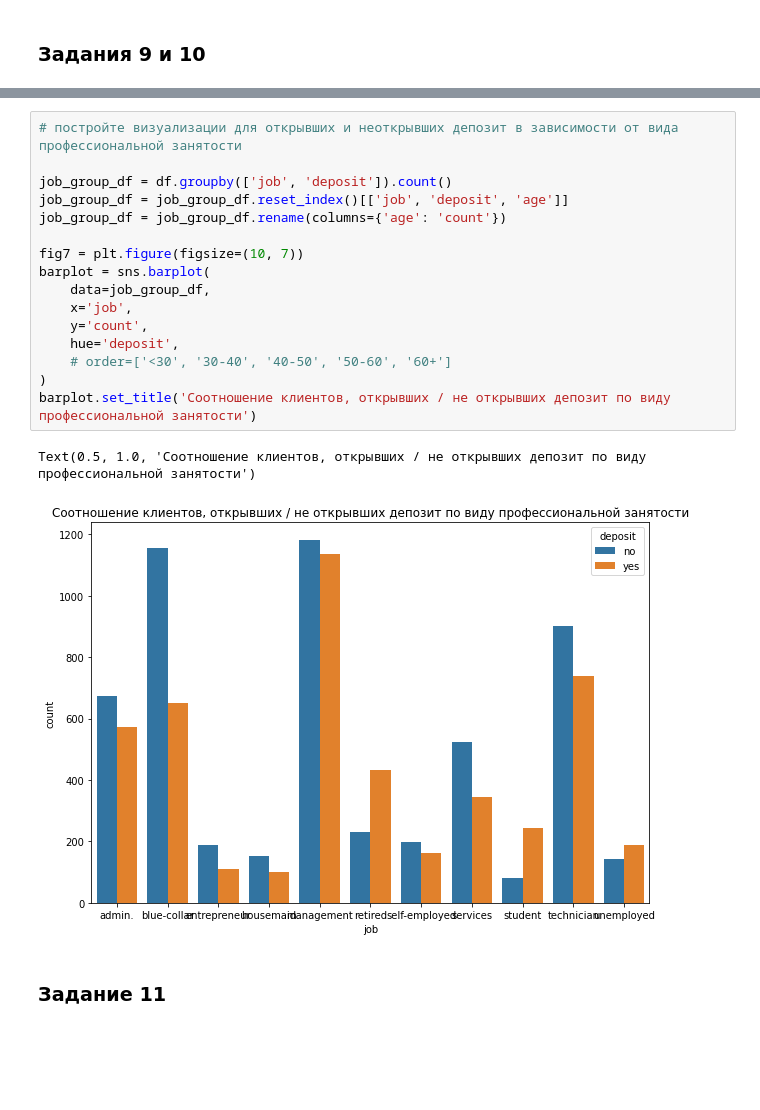
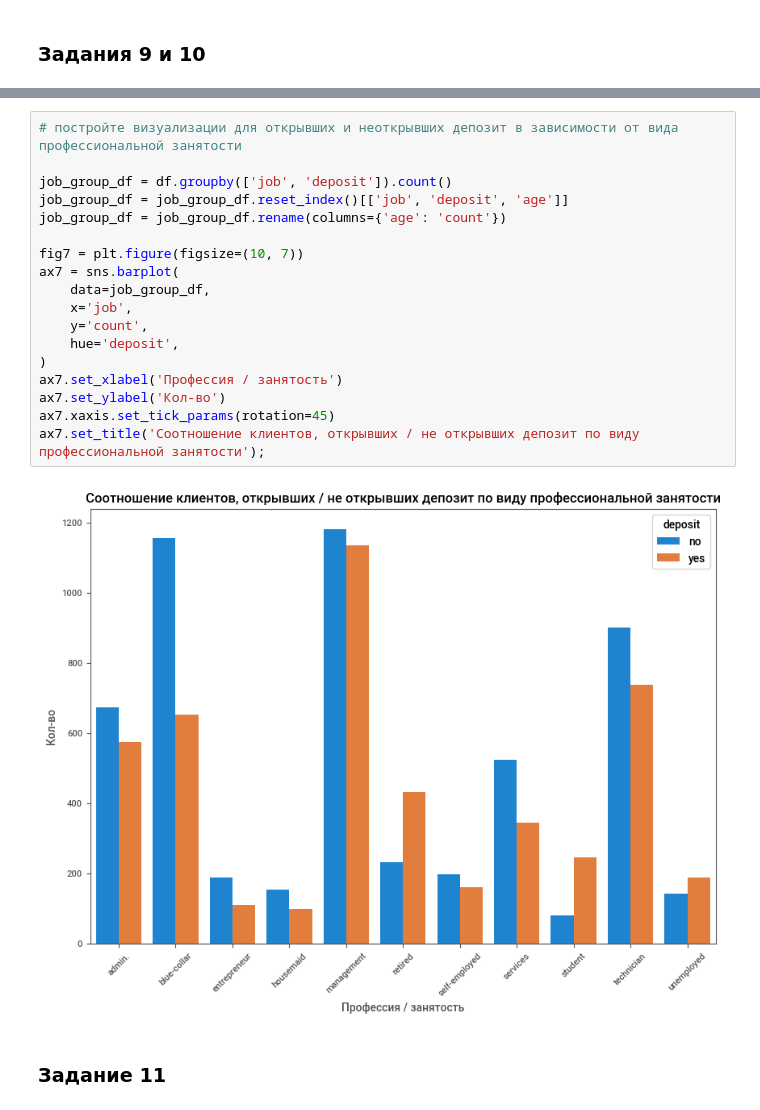
Before and after one commit to sergstar/data_science_student, a Jupyter notebook: project_4/Project_4_ML.ipynb, the cells around one changed output, grey strips where cells are left out. Cells and saved outputs as stored; diff of their text form; blank space fills up the shorter version.

```diff
--- a/project_4/Project_4_ML.ipynb
+++ b/project_4/Project_4_ML.ipynb
@@ -394,22 +411,23 @@ Text(0.5, 1.0, 'Соотношение клиентов, открывших / н
 # %%
 # постройте визуализации для открывших и неоткрывших депозит в зависимости от вида профессиональной занятости
 
 job_group_df = df.groupby(['job', 'deposit']).count()
 job_group_df = job_group_df.reset_index()[['job', 'deposit', 'age']]
 job_group_df = job_group_df.rename(columns={'age': 'count'})
 
 fig7 = plt.figure(figsize=(10, 7))
-barplot = sns.barplot(
+ax7 = sns.barplot(
     data=job_group_df,
     x='job',
     y='count',
     hue='deposit',
-    # order=['<30', '30-40', '40-50', '50-60', '60+']
 )
-barplot.set_title('Соотношение клиентов, открывших / не открывших депозит по виду профессиональной занятости')
+ax7.set_xlabel('Профессия / занятость')
+ax7.set_ylabel('Кол-во')
+ax7.xaxis.set_tick_params(rotation=45)
+ax7.set_title('Соотношение клиентов, открывших / не открывших депозит по виду профессиональной занятости');
 # %% [output]
-Text(0.5, 1.0, 'Соотношение клиентов, открывших / не открывших депозит по виду профессиональной занятости')
-[figure, old version]
+[figure, new version]
 # %% [markdown]
 ### Задание 11
 # %%
```
Also changed, not shown: parts of 26 cells of this notebook, 3 other files.
